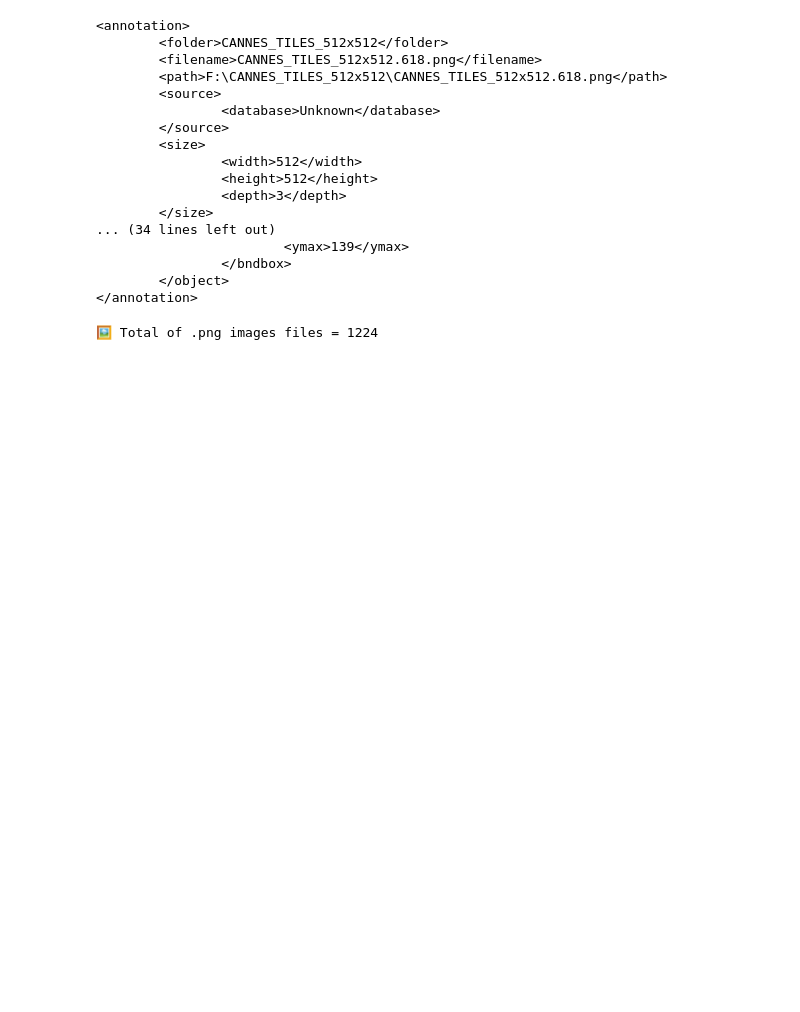
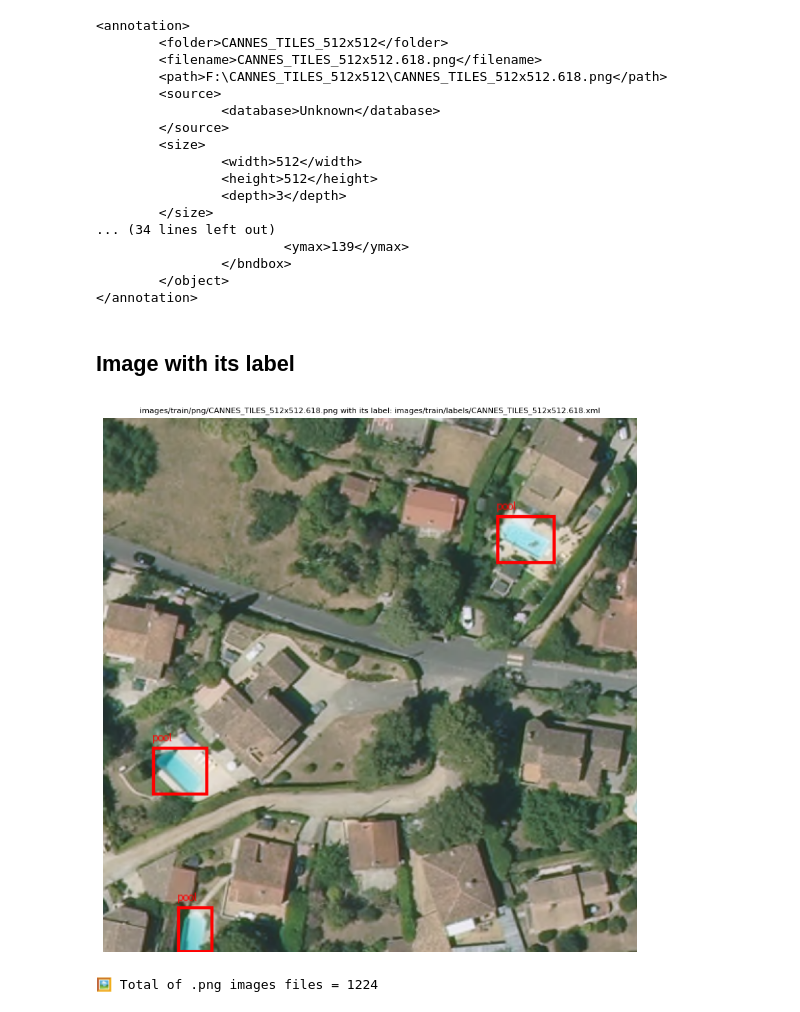
Before and after one commit to retkowsky/object-detection-azure-custom-vision, a Jupyter notebook: 1 Download images files and labels.ipynb, the cells around one changed output. Saved outputs shown, nothing was run; the diff lists cells and outputs as text; code cells hidden in the pictures; blank space fills up the shorter version.

```diff
--- a/1 Download images files and labels.ipynb
+++ b/1 Download images files and labels.ipynb
@@ -263,6 +267,32 @@ with open(label_file, 'r') as f:
                 </bndbox>
         </object>
 </annotation>
+# %% [markdown]
+## Image with its label
+# %%
+img = Image.open(image_file)
+draw = ImageDraw.Draw(img)
+
+tree = ET.parse(label_file)
+root = tree.getroot()
+
+for obj in root.findall('object'):
+    if obj.find('name').text == 'pool':
+        bbox = obj.find('bndbox')
+        xmin = int(bbox.find('xmin').text)
+        ymin = int(bbox.find('ymin').text)
+        xmax = int(bbox.find('xmax').text)
+        ymax = int(bbox.find('ymax').text)
+        draw.rectangle([xmin, ymin, xmax, ymax], outline='red', width=3)
+        draw.text((xmin, ymin-15), 'pool', fill='red')
+
+plt.figure(figsize=(10, 10))
+plt.imshow(img)
+plt.axis('off')
+plt.title(f"{image_file} with its label: {label_file}", size=8)
+plt.show()
+# %% [output]
+[figure, added]
 # %%
 nb_png = 0
 
```
Also changed, not shown: parts of 12 cells of this notebook, 2 other files.
